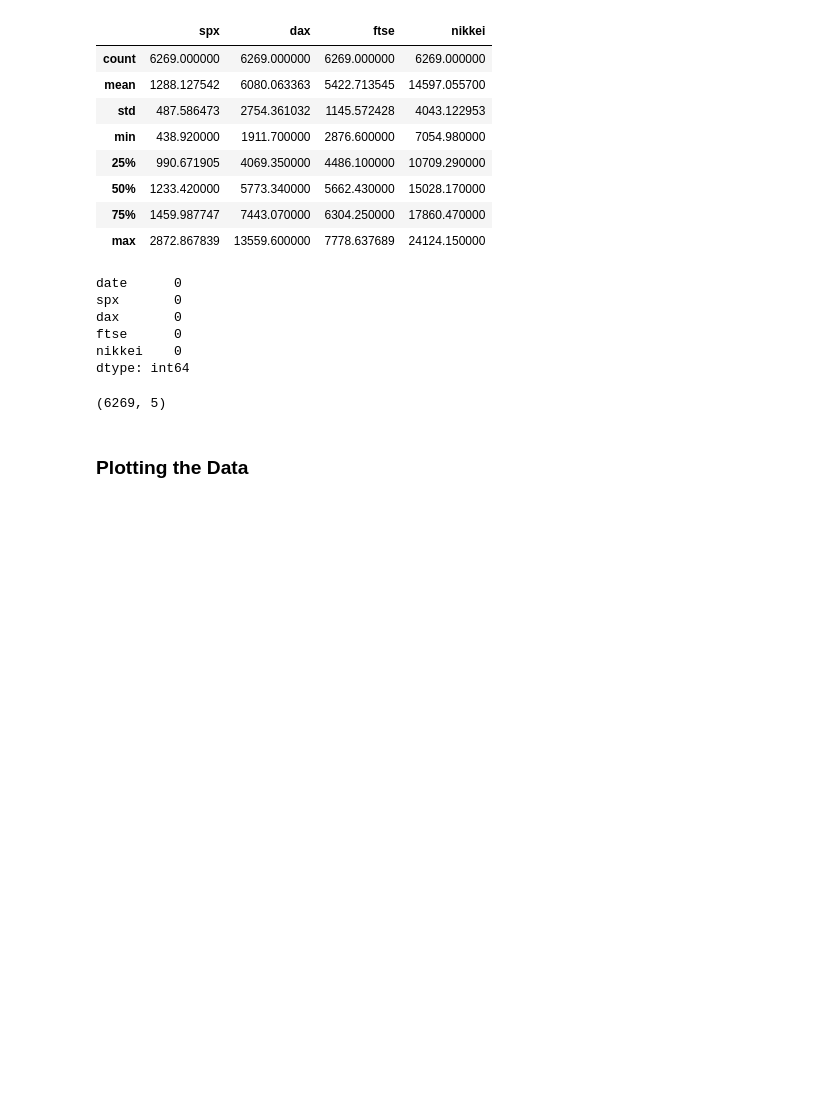
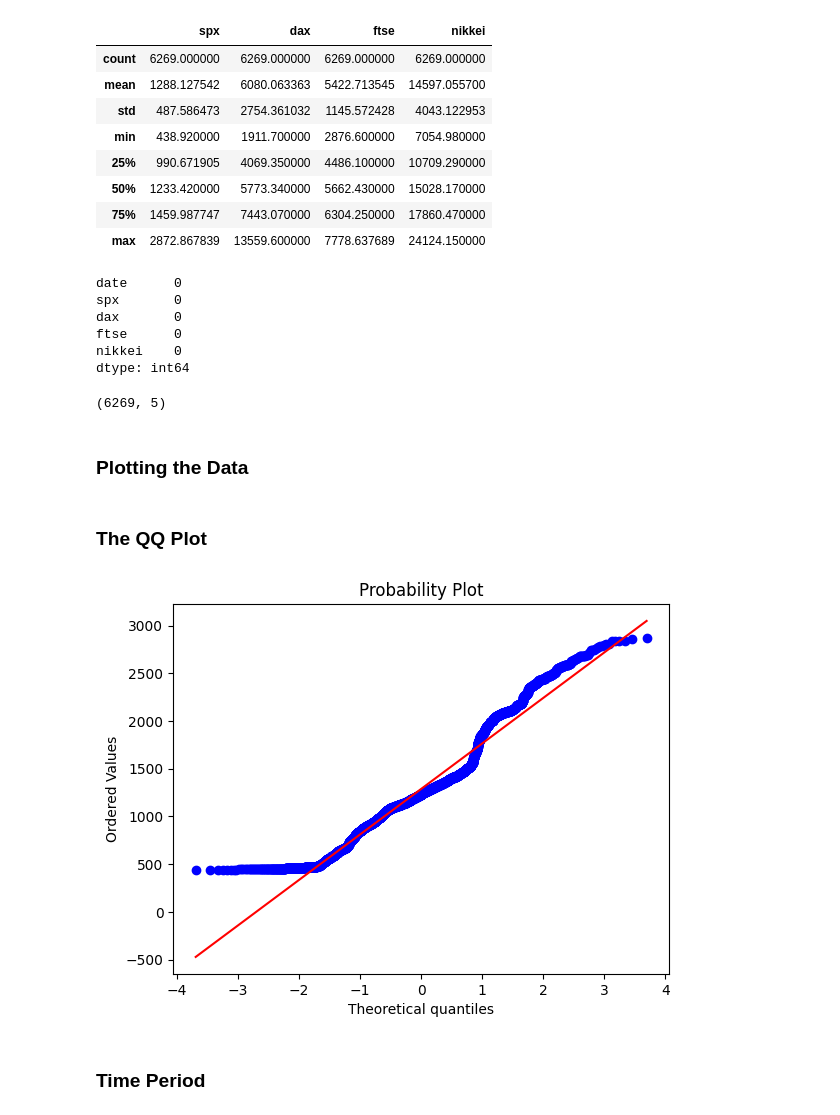
Before and after one commit to Yanasants/time_series, a Jupyter notebook: introduction_to_time_series.ipynb, the cells around one changed output. Cells and saved outputs as stored; diff of their text form; code cells hidden in the pictures; blank space fills up the shorter version.

```diff
--- a/introduction_to_time_series.ipynb
+++ b/introduction_to_time_series.ipynb
@@ -65,3 +68,12 @@ fig.update_layout(title_text="Prices Comparison", title_x=0.5,\
 
 
 fig.show()
+# %% [markdown]
+### The QQ Plot
+# %%
+scipy.stats.probplot(df_comp["spx"], plot=pylab)
+pylab.show()
+# %% [output]
+[figure, added]
+# %% [markdown]
+### Time Period
```
Also changed, not shown: parts of 19 cells of this notebook.
